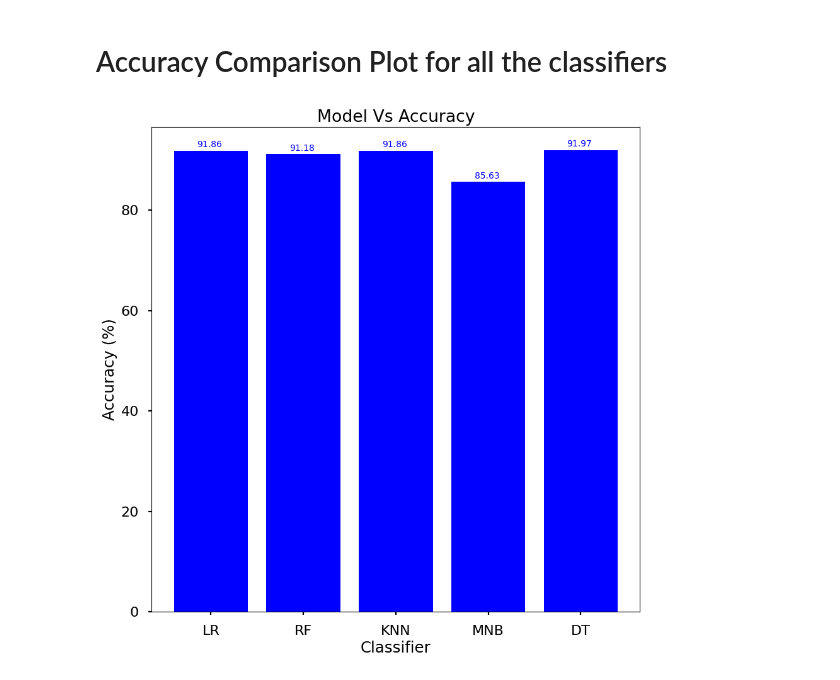
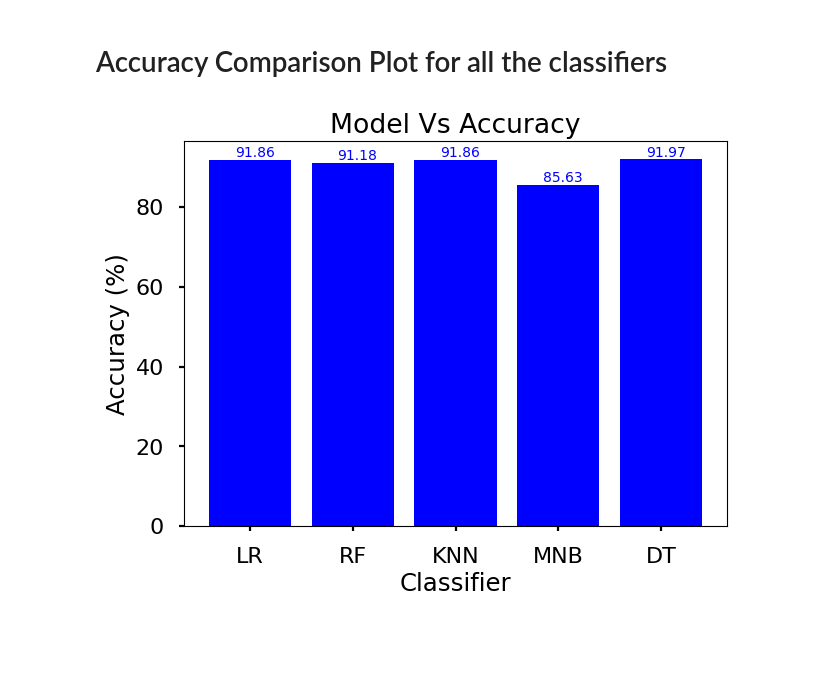
Before and after one commit to aneeshdamle11/Data-Science-Project, a Jupyter notebook: preprocessing/Prediction.ipynb, the cells around one changed output. Drawn from its saved outputs; the diff is of its cells as text; code cells hidden in the pictures; blank space fills up the shorter version.

```diff
--- a/preprocessing/Prediction.ipynb
+++ b/preprocessing/Prediction.ipynb
@@ -431,14 +431,14 @@ Cross Validation Accuracy (DT): 83.55%
 # %%
 # comparison plot for all classifiers with their accuracy
 plt.style.use('seaborn-poster')
-fig = plt.figure(figsize=(10, 10))
+fig = plt.figure(figsize=(7, 5))
 ax = fig.add_subplot()
 plt.title("Model Vs Accuracy")
 plt.xlabel('Classifier')
 plt.ylabel('Accuracy (%)')
 plt.bar(model_list, accuracy_list, color='blue')
 for i, j in enumerate(accuracy_list):
     ax.text(float(i)-0.15, float(j)+0.7, str(j), color='blue')
 plt.show()
 # %% [output]
-[figure, old version]
+[figure, new version]
```
